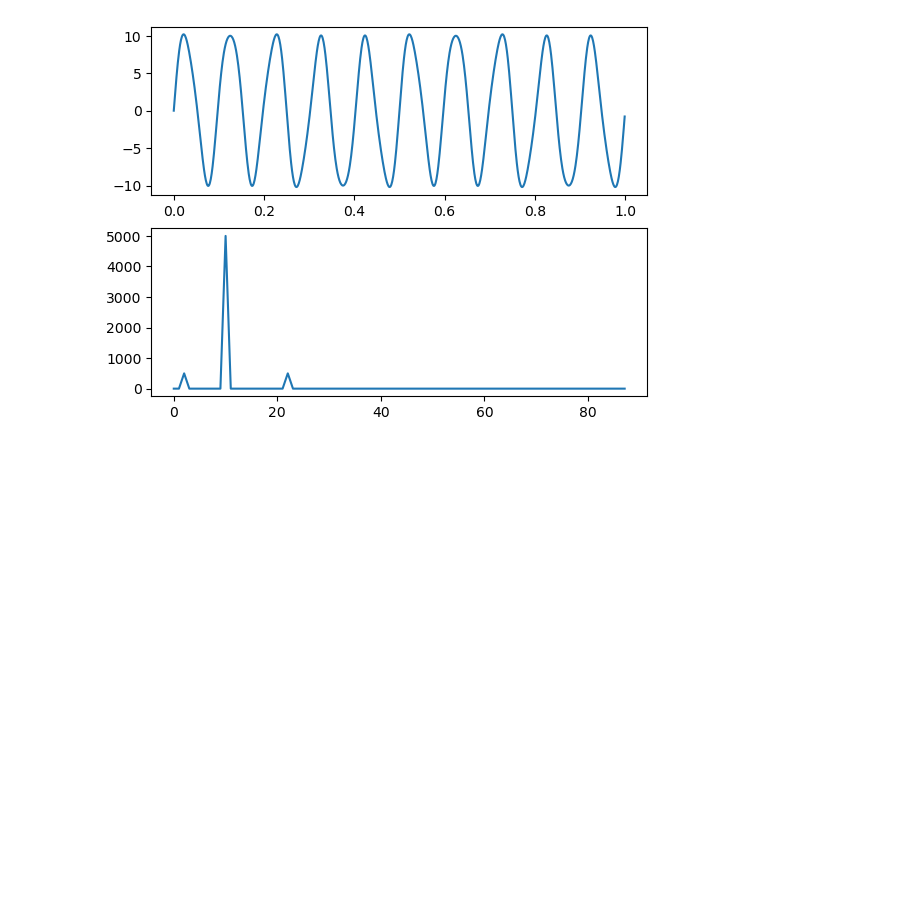
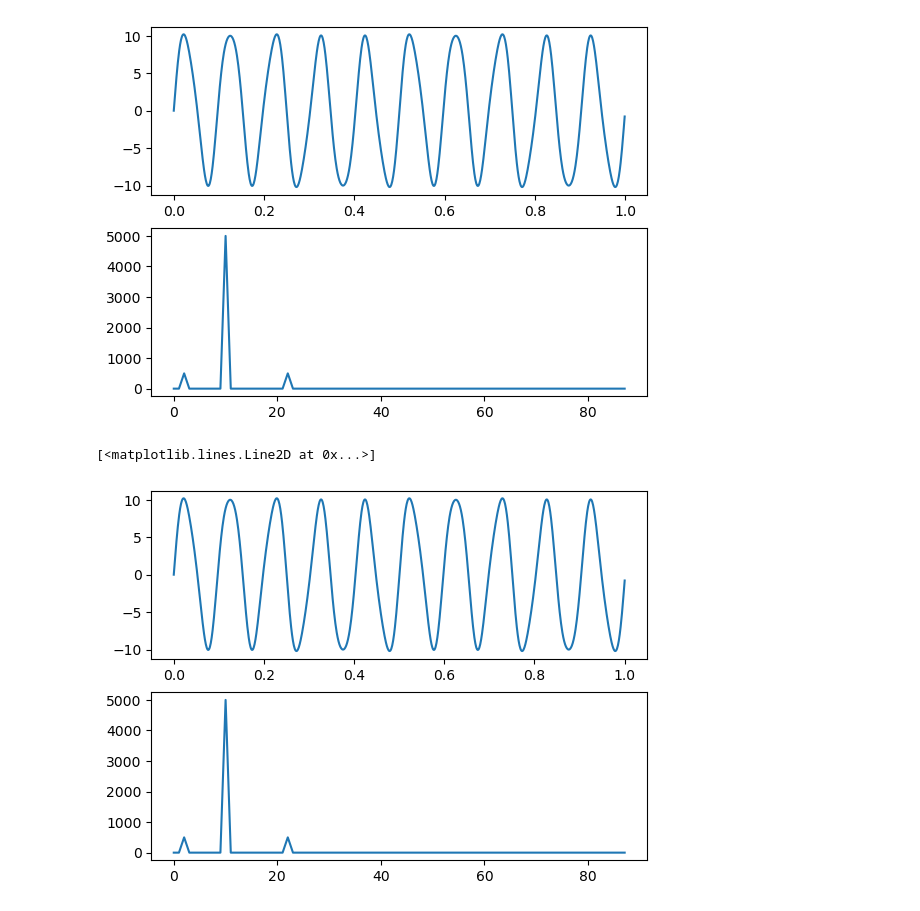
Before and after one commit to helsaint/DSP, a Jupyter notebook: Chapter 1 Sounds and Signals.ipynb, the cells around one changed output. Cells and saved outputs as stored; diff of their text form; code cells hidden in the pictures; blank space fills up the shorter version.

Commit message:
Update with naive dft and idft implementation

```diff
--- a/Chapter 1 Sounds and Signals.ipynb
+++ b/Chapter 1 Sounds and Signals.ipynb
@@ -302,0 +275,12 @@ print(len(X))
+# %%
+def naive_idft(X_array):
+    X = X_array
+    ifft_sum = []
+    N = len(X)
+    for n in range(0, N):
+        temp_value = 0
+        for i in range(0,N):
+            temp_value += X[i]*np.power(np.e,2*np.pi*1.j*(i*n/N))
+        temp_value = temp_value/N
+        ifft_sum.append(temp_value)
+    return ifft_sum
@@ -350,16 +336,29 @@ if f_s < 500:
 t = np.linspace(0,1,f_s, endpoint=False)
 x = A1 * np.sin(2 * np.pi * w1 * t) + A2 * np.sin(2 * np.pi * w2 * t) + A3 * np.sin(2 * np.pi * w3 * t)
 X = naive_dft(x)
-X = np.abs(X)
+X_1 = np.abs(X)
 freqs = naive_freq(len(x))*f_s
-print(len(X), len(freqs))
-X = X[0:4*max(w1,w2,w3)]
+print(len(X_1), len(freqs))
+X_1 = X_1[0:4*max(w1,w2,w3)]
 freqs = freqs[0:4*max(w1,w2,w3)]
 plt.subplot(2, 1, 1)
 plt.plot(t,x)
 plt.subplot(2,1,2)
-plt.plot(freqs, X)
+plt.plot(freqs, X_1)
 # %% [output]
 1000 1000
 [<matplotlib.lines.Line2D at 0x...>]
 [figure]
+# %%
+x = []
+x = naive_idft(X)
+# %%
+t = np.linspace(0,1,len(x))
+# %%
+plt.subplot(2, 1, 1)
+plt.plot(t,x)
+plt.subplot(2,1,2)
+plt.plot(freqs, X_1)
+# %% [output]
+[<matplotlib.lines.Line2D at 0x...>]
+[figure, added]
```
Also changed, not shown: parts of 10 cells of this notebook.
